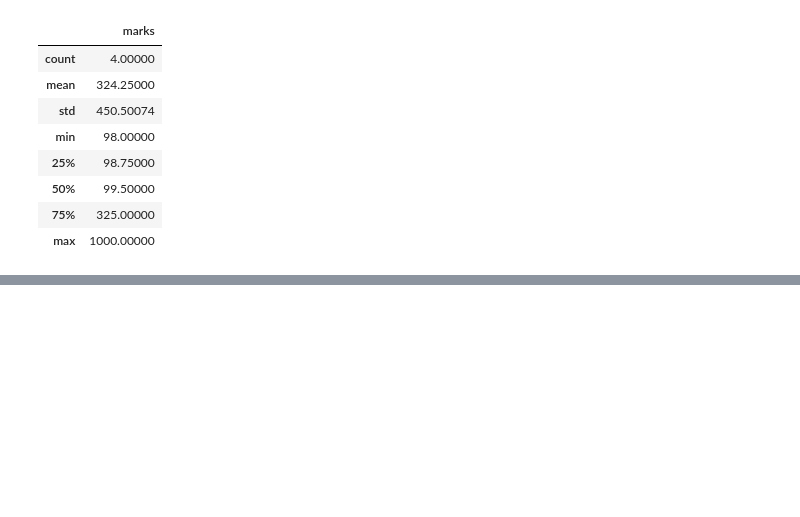
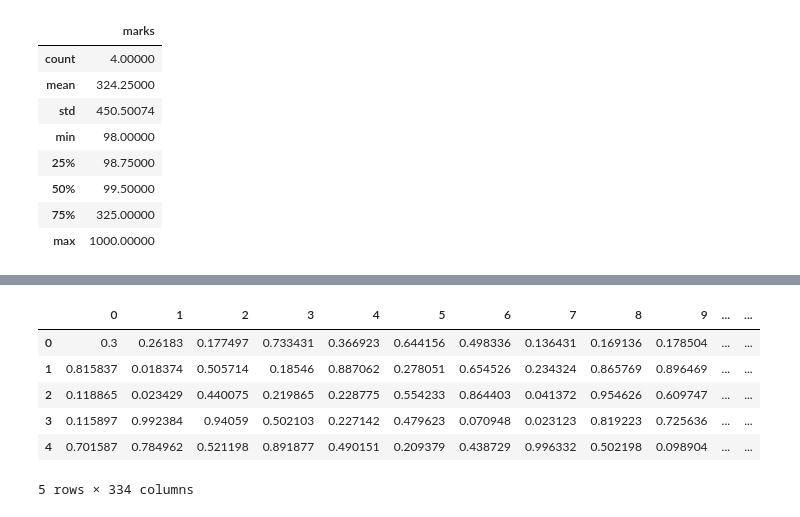
Before and after one commit to ChinmayBhattt/Machine-Learning-Playground, a Jupyter notebook: Pandas/basicPandas.ipynb, the cells around one changed output, grey strips where cells are left out. Drawn from its saved outputs; the diff is of its cells as text; code cells hidden in the pictures; blank space fills up the shorter version.

```diff
--- a/Pandas/basicPandas.ipynb
+++ b/Pandas/basicPandas.ipynb
@@ -64,0 +111,2 @@ cb['speed'0
+# %%
+newdf = pd.DataFrame(np.random.rand(334, 5), index=np.arange(334))
@@ -64,0 +159,2 @@ cb['speed'0
+# %%
+newdf[0][0] = "Chinmay"
@@ -64,0 +197,2 @@ cb['speed'0
+# %%
+newdf[0][0] = 0.3
@@ -64,0 +208,10 @@ cb['speed'0
+# %%
+newdf.T
+# %% [output]
+|  | 0 | 1 | 2 | 3 | 4 | 5 | 6 | 7 | 8 | 9 | ... | ... |
+| 0 | 0.3 | 0.26183 | 0.177497 | 0.733431 | 0.366923 | 0.644156 | 0.498336 | 0.136431 | 0.169136 | 0.178504 | ... | ... |
+| 1 | 0.815837 | 0.018374 | 0.505714 | 0.18546 | 0.887062 | 0.278051 | 0.654526 | 0.234324 | 0.865769 | 0.896469 | ... | ... |
+| 2 | 0.118865 | 0.023429 | 0.440075 | 0.219865 | 0.228775 | 0.554233 | 0.864403 | 0.041372 | 0.954626 | 0.609747 | ... | ... |
+| 3 | 0.115897 | 0.992384 | 0.94059 | 0.502103 | 0.227142 | 0.479623 | 0.070948 | 0.023123 | 0.819223 | 0.725636 | ... | ... |
+| 4 | 0.701587 | 0.784962 | 0.521198 | 0.891877 | 0.490151 | 0.209379 | 0.438729 | 0.996332 | 0.502198 | 0.098904 | ... | ... |
+5 rows × 334 columns
```
Also changed, not shown: parts of 21 cells of this notebook.
